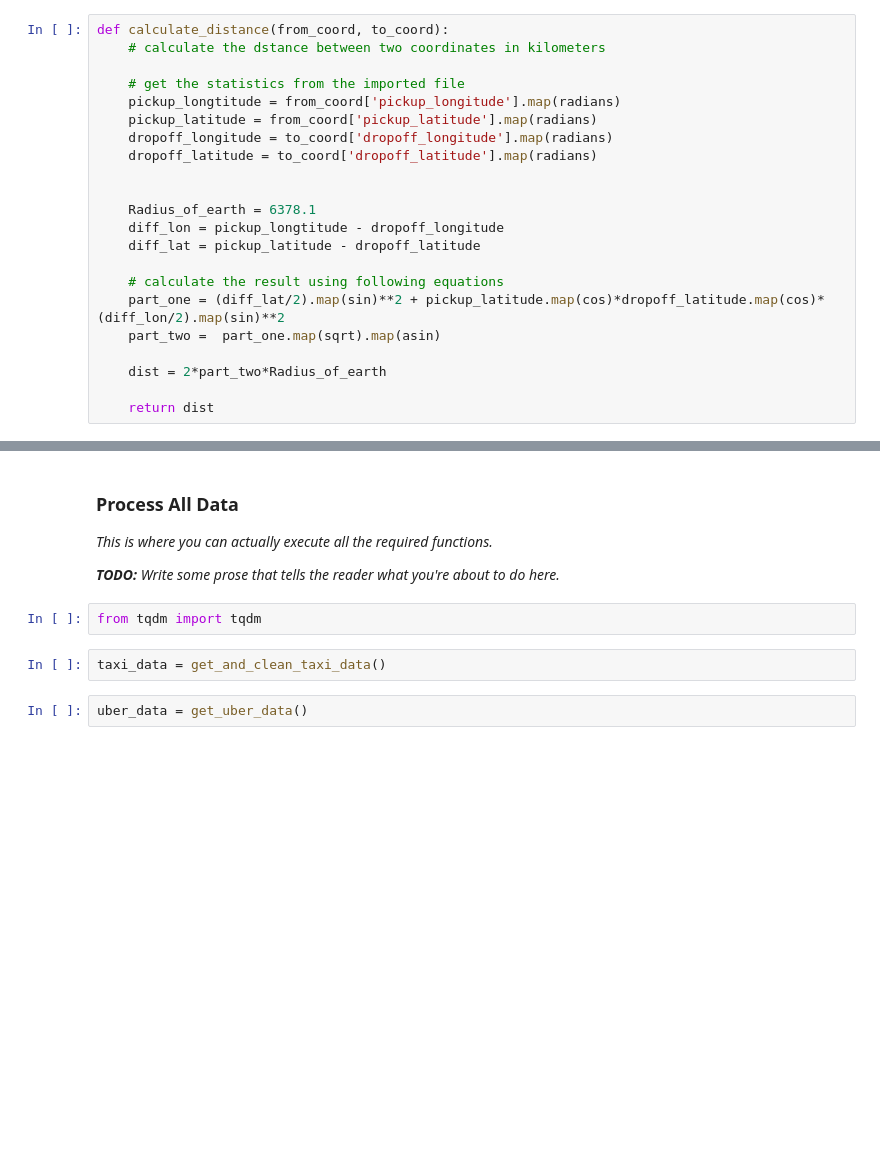
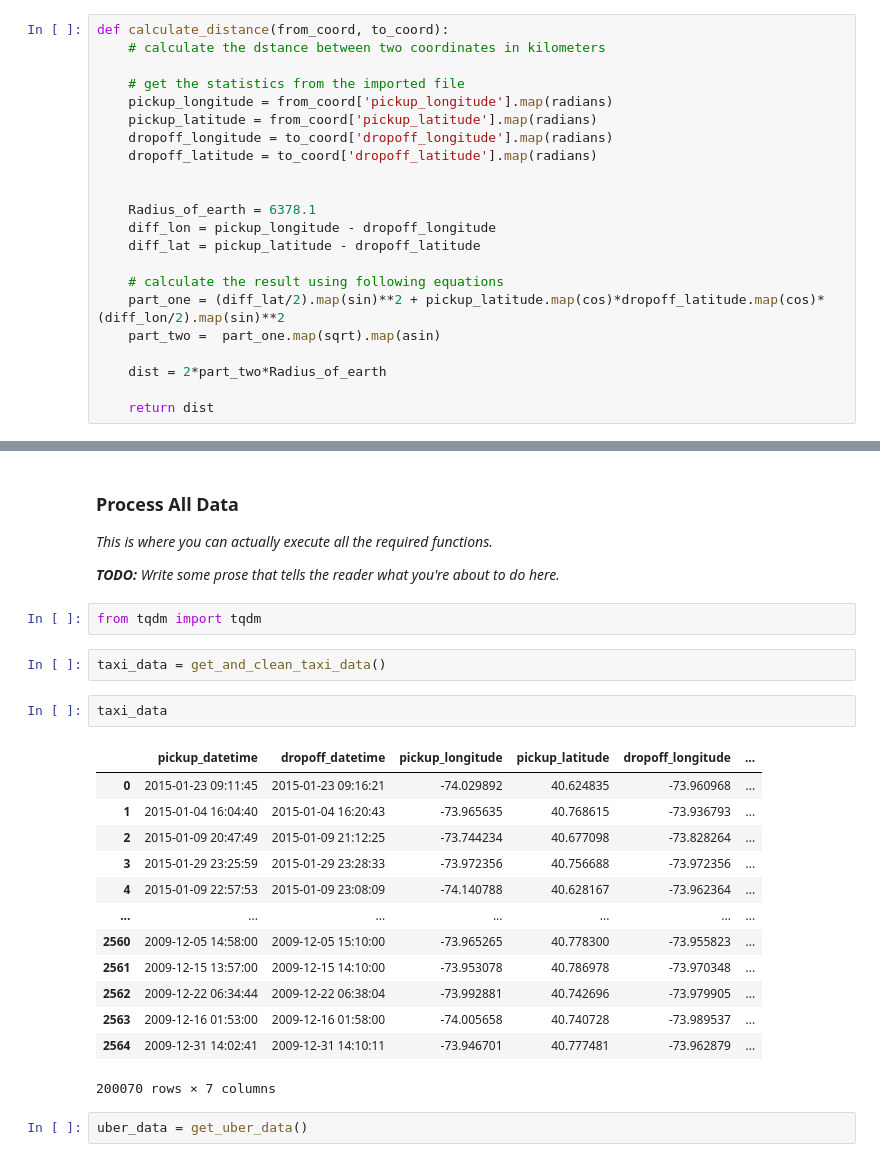
Before and after one commit to Yujdd/4501FP, a Jupyter notebook: Group7_FP.ipynb, the cells around one changed output, grey strips where cells are left out. Drawn from its saved outputs; the diff is of its cells as text; blank space fills up the shorter version.

```diff
--- a/Group7_FP.ipynb
+++ b/Group7_FP.ipynb
@@ -92,14 +92,14 @@ def calculate_distance(from_coord, to_coord):
     # calculate the dstance between two coordinates in kilometers
 
     # get the statistics from the imported file
-    pickup_longtitude = from_coord['pickup_longitude'].map(radians)
+    pickup_longitude = from_coord['pickup_longitude'].map(radians)
     pickup_latitude = from_coord['pickup_latitude'].map(radians)
     dropoff_longitude = to_coord['dropoff_longitude'].map(radians)
     dropoff_latitude = to_coord['dropoff_latitude'].map(radians)
 
 
     Radius_of_earth = 6378.1
-    diff_lon = pickup_longtitude - dropoff_longitude
+    diff_lon = pickup_longitude - dropoff_longitude
     diff_lat = pickup_latitude - dropoff_latitude
 
     # calculate the result using following equations
@@ -344,10 +344,26 @@ def load_and_clean_weather_data():
 _This is where you can actually execute all the required functions._
 
 _**TODO:** Write some prose that tells the reader what you're about to do here._
-# %%
-from tqdm import tqdm
+# %%
+from tqdm import tqdm
 # %%
 taxi_data = get_and_clean_taxi_data()
+# %%
+taxi_data
+# %% [output]
+|  | pickup_datetime | dropoff_datetime | pickup_longitude | pickup_latitude | dropoff_longitude | ... |
+| 0 | 2015-01-23 09:11:45 | 2015-01-23 09:16:21 | -74.029892 | 40.624835 | -73.960968 | ... |
+| 1 | 2015-01-04 16:04:40 | 2015-01-04 16:20:43 | -73.965635 | 40.768615 | -73.936793 | ... |
+| 2 | 2015-01-09 20:47:49 | 2015-01-09 21:12:25 | -73.744234 | 40.677098 | -73.828264 | ... |
+| 3 | 2015-01-29 23:25:59 | 2015-01-29 23:28:33 | -73.972356 | 40.756688 | -73.972356 | ... |
+| 4 | 2015-01-09 22:57:53 | 2015-01-09 23:08:09 | -74.140788 | 40.628167 | -73.962364 | ... |
+| ... | ... | ... | ... | ... | ... | ... |
+| 2560 | 2009-12-05 14:58:00 | 2009-12-05 15:10:00 | -73.965265 | 40.778300 | -73.955823 | ... |
+| 2561 | 2009-12-15 13:57:00 | 2009-12-15 14:10:00 | -73.953078 | 40.786978 | -73.970348 | ... |
+| 2562 | 2009-12-22 06:34:44 | 2009-12-22 06:38:04 | -73.992881 | 40.742696 | -73.979905 | ... |
+| 2563 | 2009-12-16 01:53:00 | 2009-12-16 01:58:00 | -74.005658 | 40.740728 | -73.989537 | ... |
+| 2564 | 2009-12-31 14:02:41 | 2009-12-31 14:10:11 | -73.946701 | 40.777481 | -73.962879 | ... |
+200070 rows × 7 columns
 # %%
 uber_data = get_uber_data()
 # %%
```
Also changed, not shown: parts of 22 cells of this notebook.
